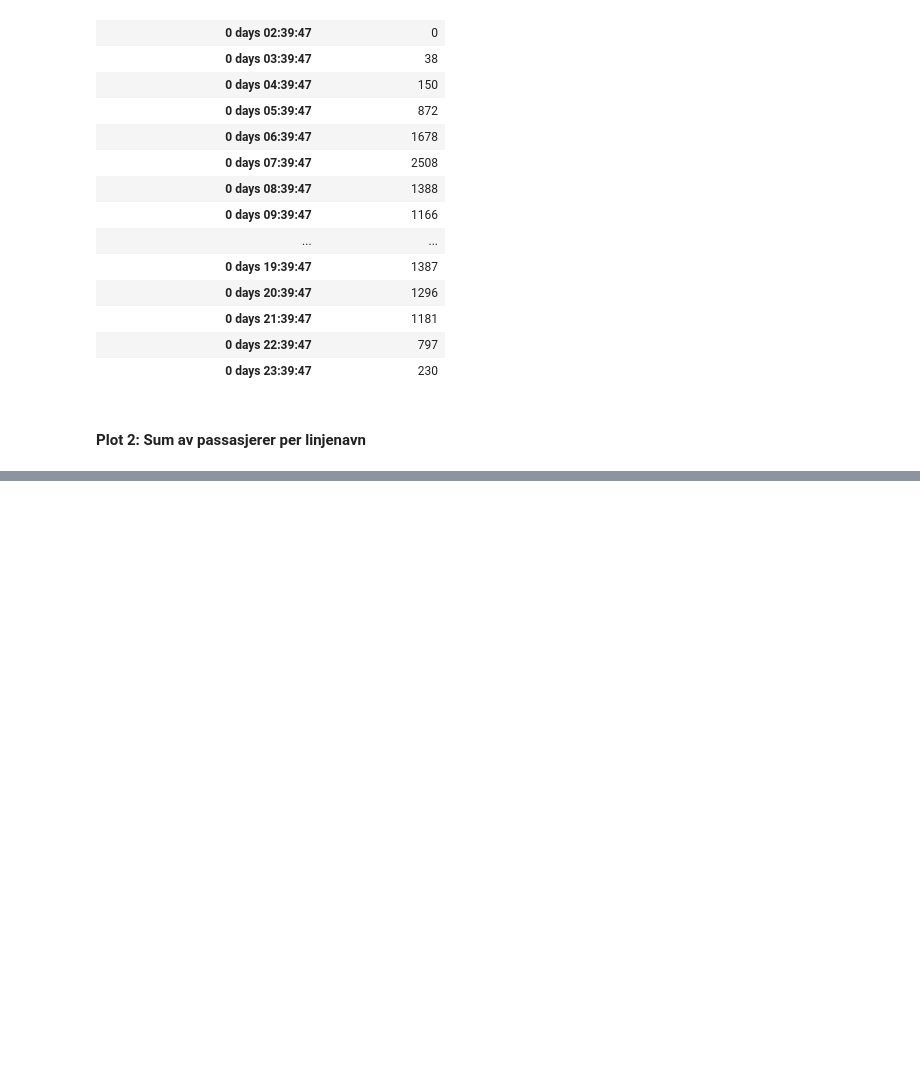
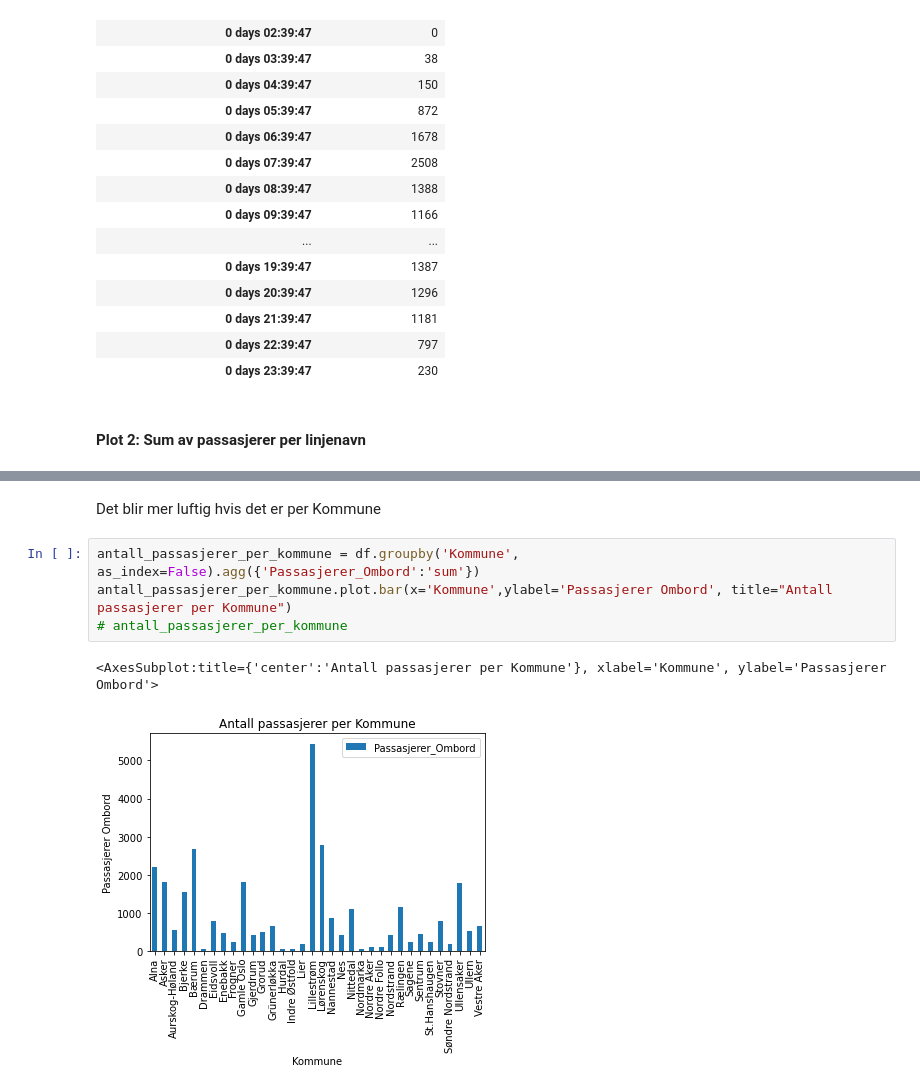
Before and after one commit to NimaAB/DAVE3625_Assignment_1, a Jupyter notebook: start.ipynb, the cells around one changed output, grey strips where cells are left out. Drawn from its saved outputs; the diff is of its cells as text; blank space fills up the shorter version.

```diff
--- a/start.ipynb
+++ b/start.ipynb
@@ -230,0 +241,9 @@ df_psngr_cts_pr_line.plot.bar(x="Linjenavn", y="Passasjerer", rot=30)
+# %% [markdown]
+Det blir mer luftig hvis det er per Kommune
+# %%
+antall_passasjerer_per_kommune = df.groupby('Kommune', as_index=False).agg({'Passasjerer_Ombord':'sum'})
+antall_passasjerer_per_kommune.plot.bar(x='Kommune',ylabel='Passasjerer Ombord', title="Antall passasjerer per Kommune")
+# antall_passasjerer_per_kommune
+# %% [output]
+<AxesSubplot:title={'center':'Antall passasjerer per Kommune'}, xlabel='Kommune', ylabel='Passasjerer Ombord'>
+[figure, added]
```
Also changed, not shown: parts of 5 cells of this notebook.
